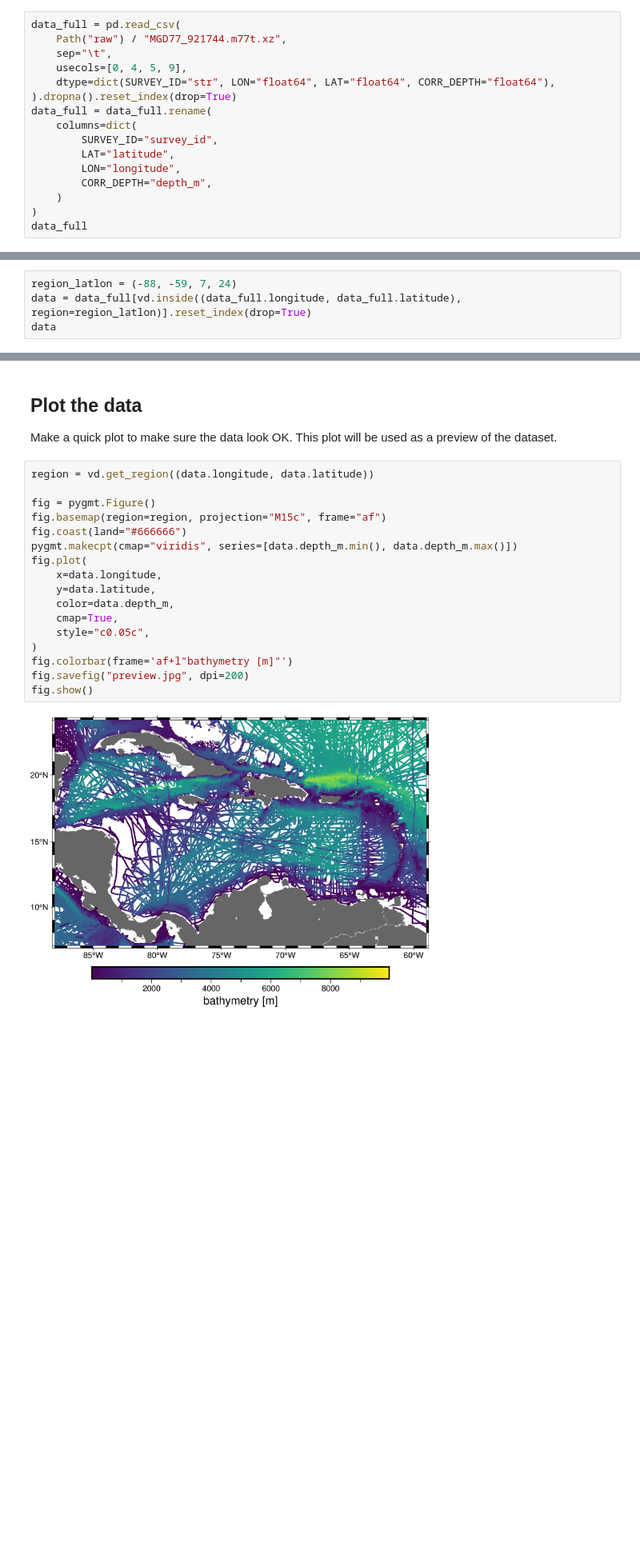
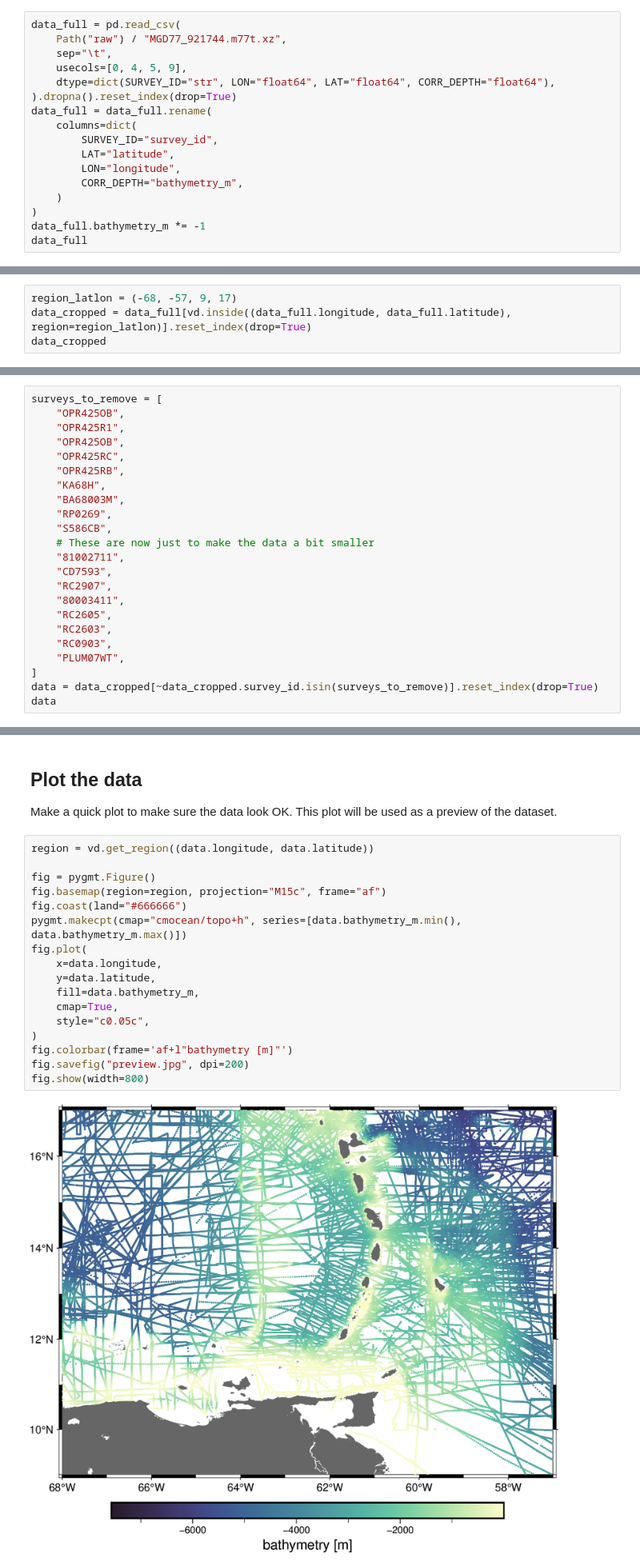
Before and after one commit to fatiando-data/caribbean-bathymetry, a Jupyter notebook: prepare.ipynb, the cells around one changed output, grey strips where cells are left out. Shown at 80% size. Saved outputs shown, nothing was run; the diff lists cells and outputs as text; blank space fills up the shorter version.

Commit message:
Reduce the data size by cutting surveys
Remove the surveys with systematic errors, large surveys, and cut the
region even more. Got it down to ~300k points which is more manageable
to plot on CI.

```diff
--- a/prepare.ipynb
+++ b/prepare.ipynb
@@ -41,8 +41,9 @@ data_full = data_full.rename(
         SURVEY_ID="survey_id",
         LAT="latitude",
         LON="longitude",
-        CORR_DEPTH="depth_m",
+        CORR_DEPTH="bathymetry_m",
     )
 )
+data_full.bathymetry_m *= -1
 data_full
 # %% [output]
@@ -62,7 +63,7 @@ data_full
 # %% [markdown]
 There is quite a bit of data so we want to slice it a bit to cover a smaller area where the bathymetry is more interesting.
 # %%
-region_latlon = (-88, -59, 7, 24)
-data = data_full[vd.inside((data_full.longitude, data_full.latitude), region=region_latlon)].reset_index(drop=True)
-data
+region_latlon = (-68, -57, 9, 17)
+data_cropped = data_full[vd.inside((data_full.longitude, data_full.latitude), region=region_latlon)].reset_index(drop=True)
+data_cropped
 # %% [output]
@@ -81,0 +85,23 @@ data
+# %%
+surveys_to_remove = [
+    "OPR425OB",
+    "OPR425R1",
+    "OPR425OB",
+    "OPR425RC",
+    "OPR425RB",
+    "KA68H",
+    "BA68003M",
+    "RP0269",
+    "S586CB",
+    # These are now just to make the data a bit smaller
+    "81002711",
+    "CD7593",
+    "RC2907",
+    "80003411",
+    "RC2605",
+    "RC2603",
+    "RC0903",
+    "PLUM07WT",
+]
+data = data_cropped[~data_cropped.survey_id.isin(surveys_to_remove)].reset_index(drop=True)
+data
@@ -86,22 +126,22 @@ Make a quick plot to make sure the data look OK. This plot will be used as a pre
 # %%
 region = vd.get_region((data.longitude, data.latitude))
 
 fig = pygmt.Figure()
 fig.basemap(region=region, projection="M15c", frame="af")
 fig.coast(land="#666666")
-pygmt.makecpt(cmap="viridis", series=[data.depth_m.min(), data.depth_m.max()])
+pygmt.makecpt(cmap="cmocean/topo+h", series=[data.bathymetry_m.min(), data.bathymetry_m.max()])
 fig.plot(
     x=data.longitude,
     y=data.latitude,
-    color=data.depth_m,
+    fill=data.bathymetry_m,
     cmap=True,
     style="c0.05c",
 )
 fig.colorbar(frame='af+l"bathymetry [m]"')
 fig.savefig("preview.jpg", dpi=200)
-fig.show()
+fig.show(width=800)
 # %% [output]
-[figure, old version]
+[figure, new version]
 # %% [markdown]
 ## Export
 
```
Also changed, not shown: parts of 9 cells of this notebook, 3 other files.
